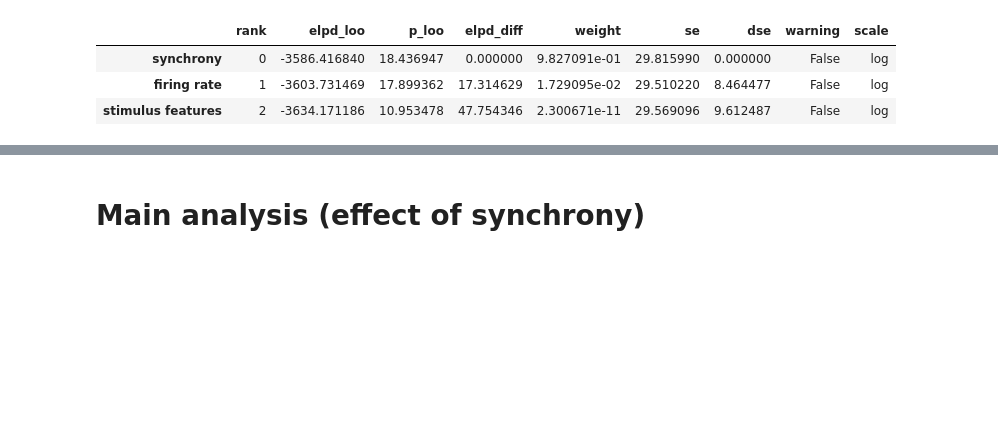
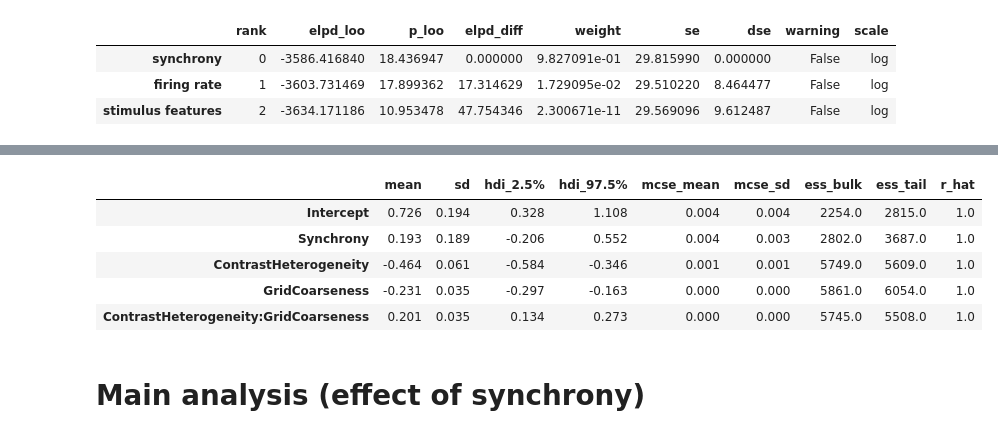
Before and after one commit to ccnmaastricht/NeuralSynchrony-FigureGround, a Jupyter notebook: notebooks/statistics_session1.ipynb, the cells around one changed output, grey strips where cells are left out. Drawn from its saved outputs; the diff is of its cells as text; code cells hidden in the pictures; blank space fills up the shorter version.

Commit message:
added summary on features and synchrony mdel

```diff
--- a/notebooks/statistics_session1.ipynb
+++ b/notebooks/statistics_session1.ipynb
@@ -113,3 +121,12 @@ Sampling 4 chains for 2_000 tune and 2_000 draw iterations (8_000 + 8_000 draws
+# %%
+az.summary(idata_sync, var_names=["Intercept", "Synchrony", "ContrastHeterogeneity", "GridCoarseness", "ContrastHeterogeneity:GridCoarseness"], hdi_prob=0.95)
+# %% [output]
+|  | mean | sd | hdi_2.5% | hdi_97.5% | mcse_mean | mcse_sd | ess_bulk | ess_tail | r_hat |
+| Intercept | 0.726 | 0.194 | 0.328 | 1.108 | 0.004 | 0.004 | 2254.0 | 2815.0 | 1.0 |
+| Synchrony | 0.193 | 0.189 | -0.206 | 0.552 | 0.004 | 0.003 | 2802.0 | 3687.0 | 1.0 |
+| ContrastHeterogeneity | -0.464 | 0.061 | -0.584 | -0.346 | 0.001 | 0.001 | 5749.0 | 5609.0 | 1.0 |
+| GridCoarseness | -0.231 | 0.035 | -0.297 | -0.163 | 0.000 | 0.000 | 5861.0 | 6054.0 | 1.0 |
+| ContrastHeterogeneity:GridCoarseness | 0.201 | 0.035 | 0.134 | 0.273 | 0.000 | 0.000 | 5745.0 | 5508.0 | 1.0 |
 # %% [markdown]
 # Main analysis (effect of synchrony)
 # %%
```
Also changed, not shown: parts of 1 cell of this notebook.
